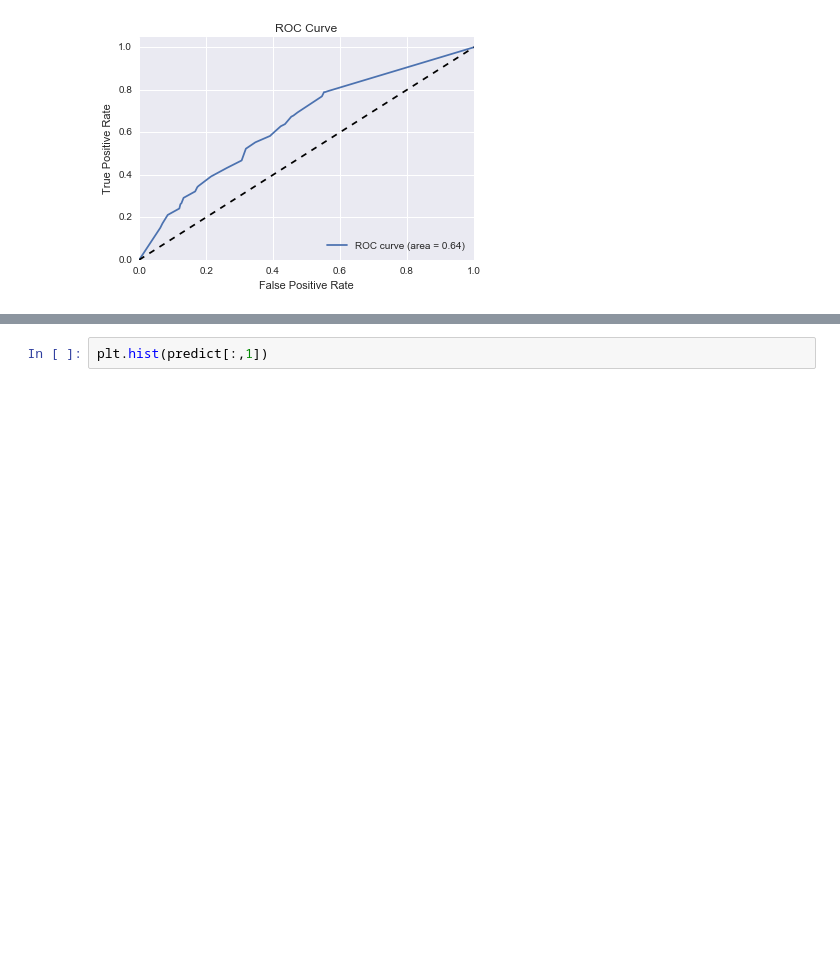
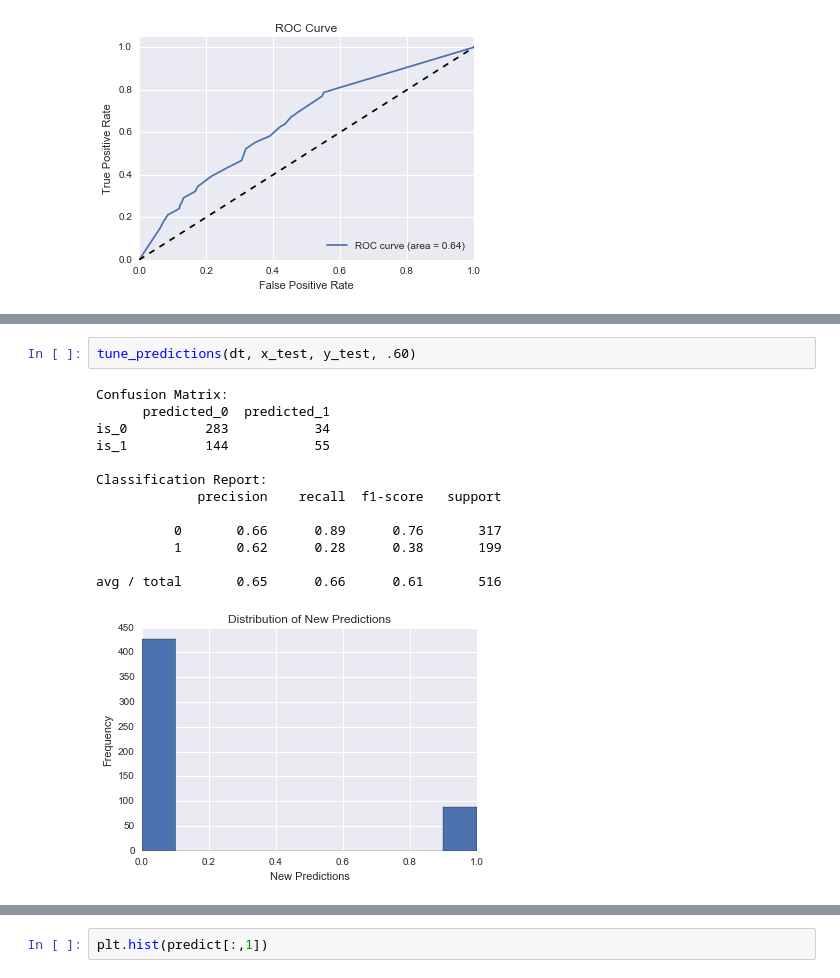
Before and after one commit to cgeppig/Will_My_Show_Get_Cancelled, a Jupyter notebook: Capstone_modeling_2.ipynb, the cells around one changed output, grey strips where cells are left out. Drawn from its saved outputs; the diff is of its cells as text; blank space fills up the shorter version.

```diff
--- a/Capstone_modeling_2.ipynb
+++ b/Capstone_modeling_2.ipynb
@@ -330,0 +357,16 @@ predictions_30 = tune_predictions(dt, x_test, .30)
+# %%
+tune_predictions(dt, x_test, y_test, .60)
+# %% [output]
+Confusion Matrix:
+      predicted_0  predicted_1
+is_0          283           34
+is_1          144           55
+
+Classification Report:
+             precision    recall  f1-score   support
+
+          0       0.66      0.89      0.76       317
+          1       0.62      0.28      0.38       199
+
+avg / total       0.65      0.66      0.61       516
+[figure, added]
```
Also changed, not shown: parts of 39 cells of this notebook, 2 other files.
